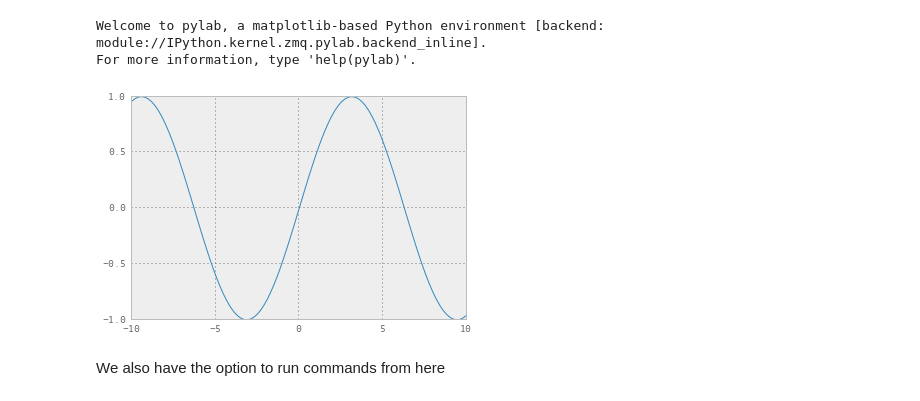
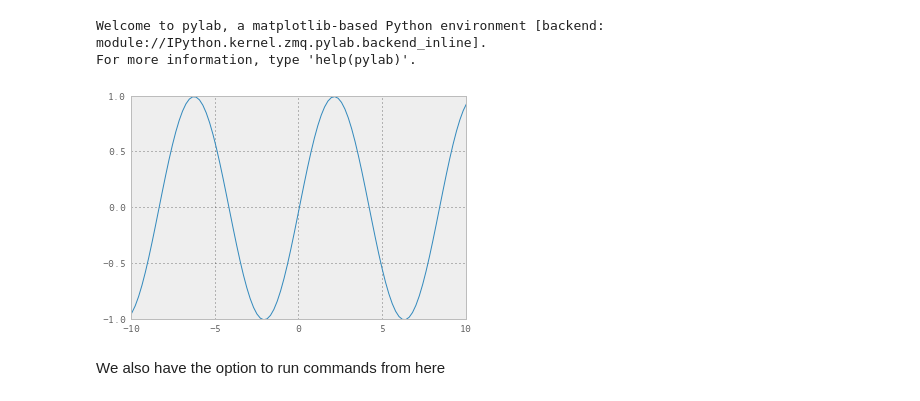
Before and after one commit to zaxtax/hacknight2013, a Jupyter notebook: sklearn_workshop.ipynb, the cells around one changed output. Cells and saved outputs as stored; diff of their text form; code cells hidden in the pictures.

```diff
--- a/sklearn_workshop.ipynb
+++ b/sklearn_workshop.ipynb
@@ -12,14 +12,14 @@ First let's make sure we have plotting enabled
 Welcome to pylab, a matplotlib-based Python environment [backend: module://IPython.kernel.zmq.pylab.backend_inline].
 For more information, type 'help(pylab)'.
 # %%
-import matplotlib.pylab as plt-
+import matplotlib.pylab as plt
 import numpy as np
 
 x = np.linspace(-10,10,100)
-plt.plot(x, np.sin(0.5*x))
+plt.plot(x, np.sin(0.75*x))
 plt.show()
 # %% [output]
-[figure, old version]
+[figure, new version]
 # %% [markdown]
 We also have the option to run commands from here
 # %%
```
Also changed, not shown: parts of 11 cells of this notebook, 1 other file.
